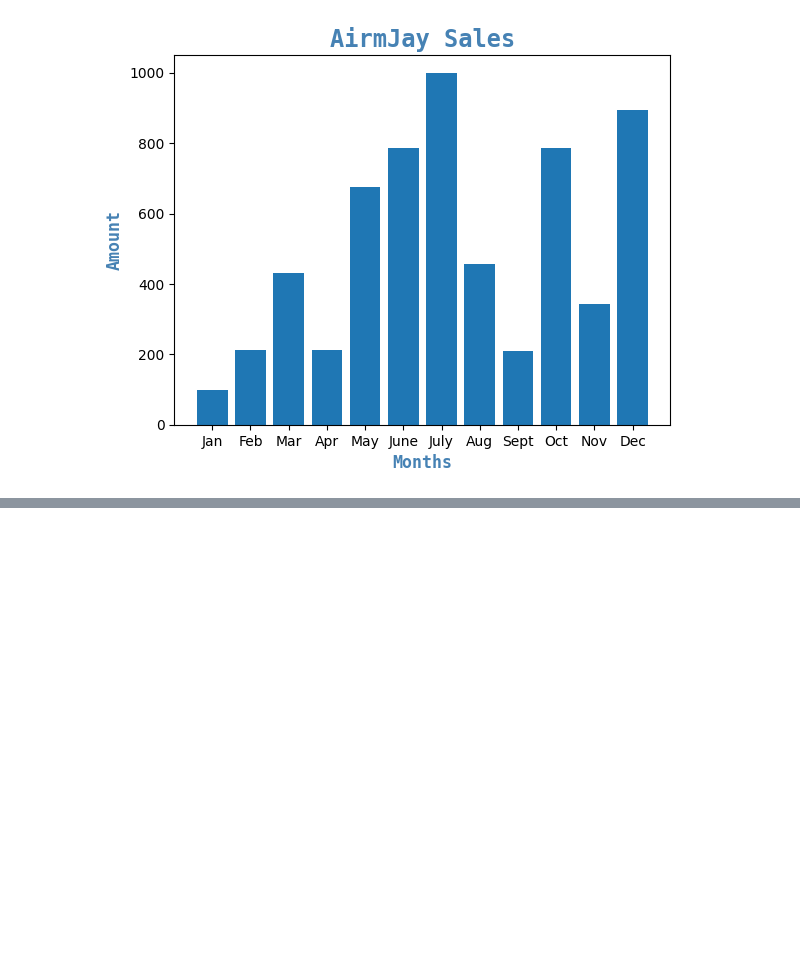
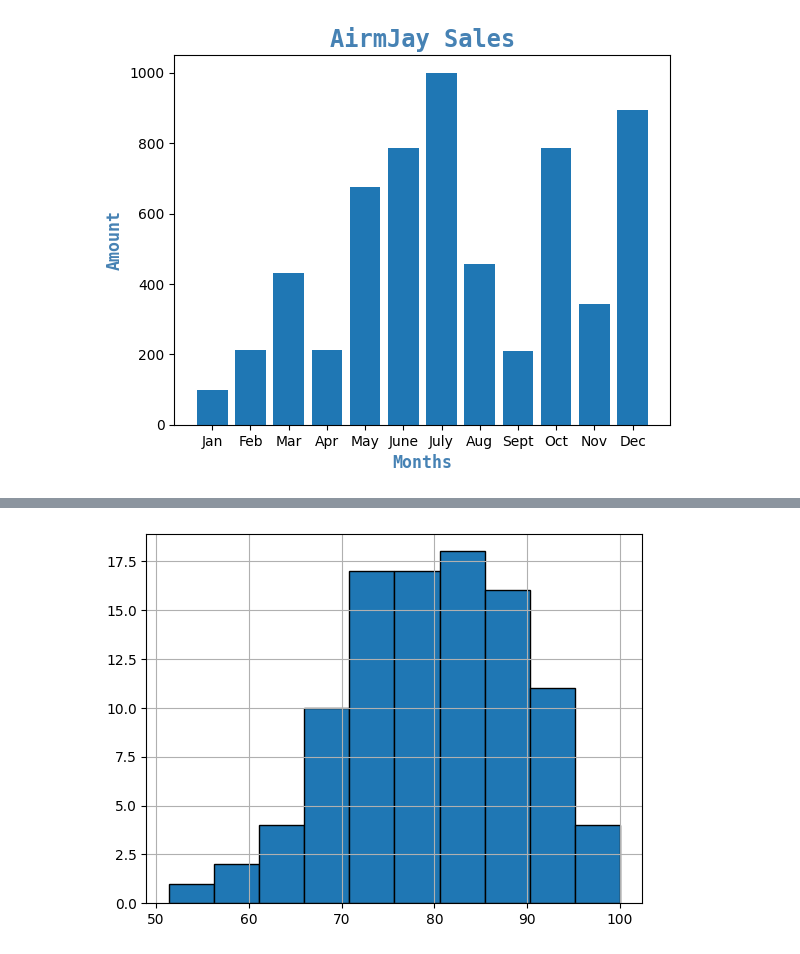
Before and after one commit to airmjay/ps, a Jupyter notebook: matplotlib.ipynb, the cells around one changed output, grey strips where cells are left out. Saved outputs shown, nothing was run; the diff lists cells and outputs as text; code cells hidden in the pictures; blank space fills up the shorter version.

```diff
--- a/matplotlib.ipynb
+++ b/matplotlib.ipynb
@@ -63,0 +77,9 @@ plt.show()
+# %%
+#histogram
+scores = np.random.normal(loc=80,scale=10,size=100)
+scores = np.clip(scores,0,100)
+plt.hist(scores,edgecolor="black")
+plt.grid()
+plt.show()
+# %% [output]
+[figure, added]
```
Also changed, not shown: parts of 6 cells of this notebook, 1 other file.
